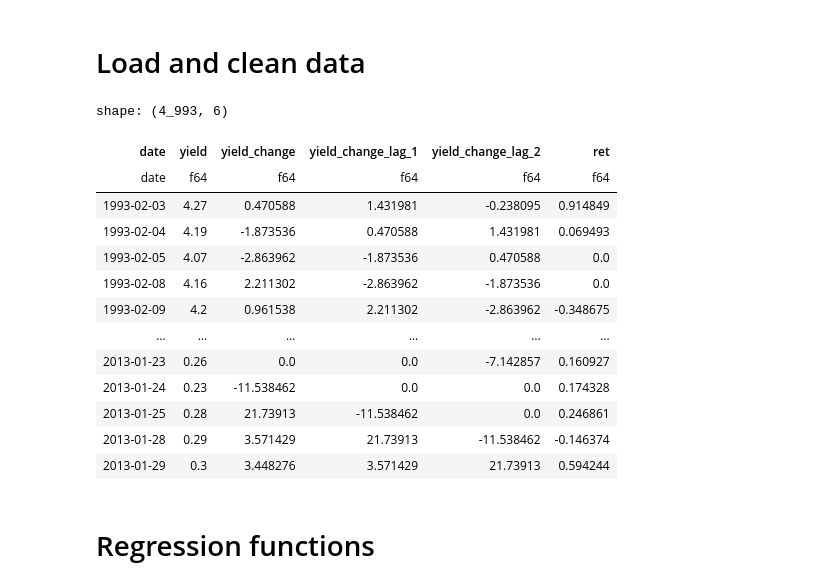
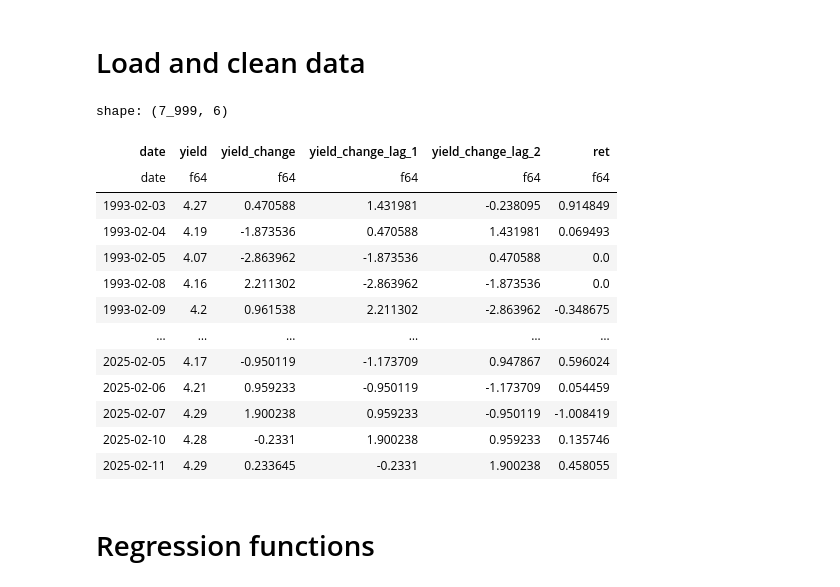
Before and after one commit to andrewhall1124/macro-finance-project, a Jupyter notebook: main.ipynb, the cells around one changed output. Saved outputs shown, nothing was run; the diff lists cells and outputs as text; code cells hidden in the pictures.

```diff
--- a/main.ipynb
+++ b/main.ipynb
@@ -20,7 +20,7 @@ df = two_year.join(equities, on=['date'], how='inner')
 # Filter
 df = (
     df.filter(
-        pl.col('date').is_between(date(1993, 1, 29), date(2013, 1, 29))
+        pl.col('date').is_between(date(1993, 1, 29), date.today())
     )
     .sort('date')
 )
@@ -30,39 +30,39 @@ df = df.with_columns(
     (pl.col('yield').pct_change() * 100).alias('yield_change')
 )
 
 # Lag yield change
 for i in range(1, 3):
     df = df.with_columns(
         pl.col('yield_change').shift(i).alias(f'yield_change_lag_{i}')
     )
 
 # ETF Return
 df = df.with_columns(
     ((pl.col('close') / pl.col('open') - 1) * 100).over('ticker').alias('ret')
 )
 
 # Drop columns
 df = df.drop(['ticker', 'open', 'close'])
 
 # Drop nulls
 df = df.drop_nulls()
 
 df
 # %% [output]
-shape: (4_993, 6)
+shape: (7_999, 6)
 | date | yield | yield_change | yield_change_lag_1 | yield_change_lag_2 | ret |
 | date | f64 | f64 | f64 | f64 | f64 |
 | 1993-02-03 | 4.27 | 0.470588 | 1.431981 | -0.238095 | 0.914849 |
 | 1993-02-04 | 4.19 | -1.873536 | 0.470588 | 1.431981 | 0.069493 |
 | 1993-02-05 | 4.07 | -2.863962 | -1.873536 | 0.470588 | 0.0 |
 | 1993-02-08 | 4.16 | 2.211302 | -2.863962 | -1.873536 | 0.0 |
 | 1993-02-09 | 4.2 | 0.961538 | 2.211302 | -2.863962 | -0.348675 |
 | … | … | … | … | … | … |
-| 2013-01-23 | 0.26 | 0.0 | 0.0 | -7.142857 | 0.160927 |
-| 2013-01-24 | 0.23 | -11.538462 | 0.0 | 0.0 | 0.174328 |
-| 2013-01-25 | 0.28 | 21.73913 | -11.538462 | 0.0 | 0.246861 |
-| 2013-01-28 | 0.29 | 3.571429 | 21.73913 | -11.538462 | -0.146374 |
-| 2013-01-29 | 0.3 | 3.448276 | 3.571429 | 21.73913 | 0.594244 |
+| 2025-02-05 | 4.17 | -0.950119 | -1.173709 | 0.947867 | 0.596024 |
+| 2025-02-06 | 4.21 | 0.959233 | -0.950119 | -1.173709 | 0.054459 |
+| 2025-02-07 | 4.29 | 1.900238 | 0.959233 | -0.950119 | -1.008419 |
+| 2025-02-10 | 4.28 | -0.2331 | 1.900238 | 0.959233 | 0.135746 |
+| 2025-02-11 | 4.29 | 0.233645 | -0.2331 | 1.900238 | 0.458055 |
 # %% [markdown]
 # Regression functions
 # %%
```
Also changed, not shown: parts of 8 cells of this notebook.
